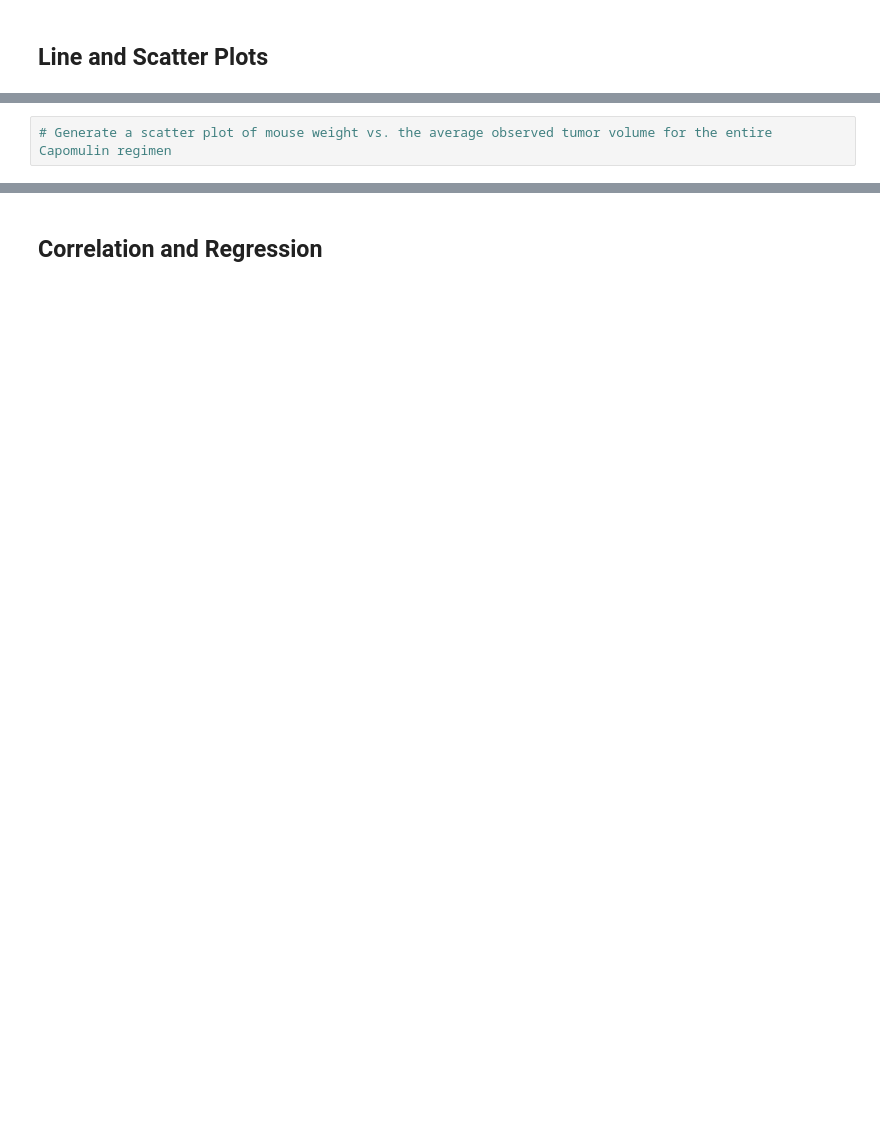
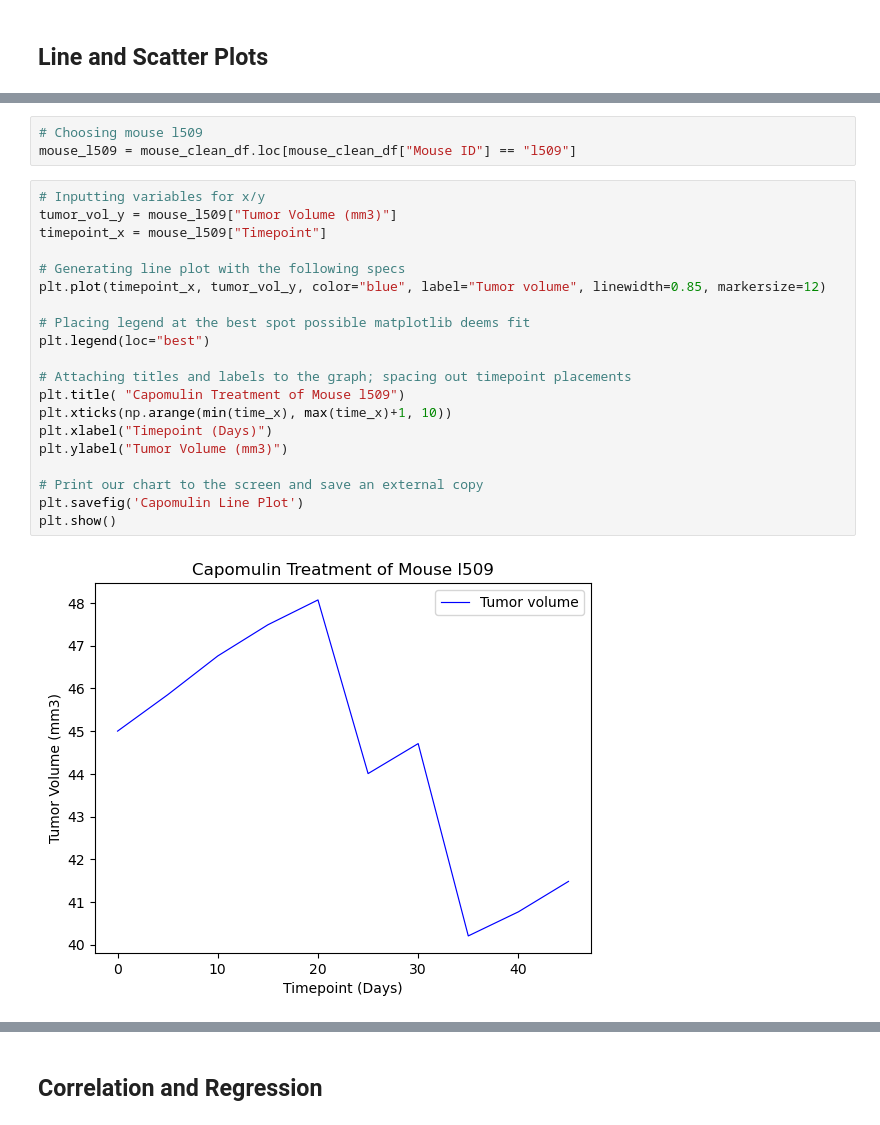
Before and after one commit to faceadversity/matplotlib-challenge, a Jupyter notebook: pymaceuticals_starter.ipynb, the cells around one changed output, grey strips where cells are left out. Saved outputs shown, nothing was run; the diff lists cells and outputs as text; blank space fills up the shorter version.

```diff
--- a/pymaceuticals_starter.ipynb
+++ b/pymaceuticals_starter.ipynb
@@ -249,2 +404,25 @@ merged_tp_df
-# %%
-# Generate a scatter plot of mouse weight vs. the average observed tumor volume for the entire Capomulin regimen
+# %%
+# Choosing mouse l509
+mouse_l509 = mouse_clean_df.loc[mouse_clean_df["Mouse ID"] == "l509"]
+# %%
+# Inputting variables for x/y
+tumor_vol_y = mouse_l509["Tumor Volume (mm3)"]
+timepoint_x = mouse_l509["Timepoint"]
+
+# Generating line plot with the following specs
+plt.plot(timepoint_x, tumor_vol_y, color="blue", label="Tumor volume", linewidth=0.85, markersize=12)
+
+# Placing legend at the best spot possible matplotlib deems fit
+plt.legend(loc="best")
+
+# Attaching titles and labels to the graph; spacing out timepoint placements
+plt.title( "Capomulin Treatment of Mouse l509")
+plt.xticks(np.arange(min(time_x), max(time_x)+1, 10))
+plt.xlabel("Timepoint (Days)")
+plt.ylabel("Tumor Volume (mm3)")
+
+# Print our chart to the screen and save an external copy
+plt.savefig('Capomulin Line Plot')
+plt.show()
+# %% [output]
+[figure, added]
```
Also changed, not shown: parts of 20 cells of this notebook.
